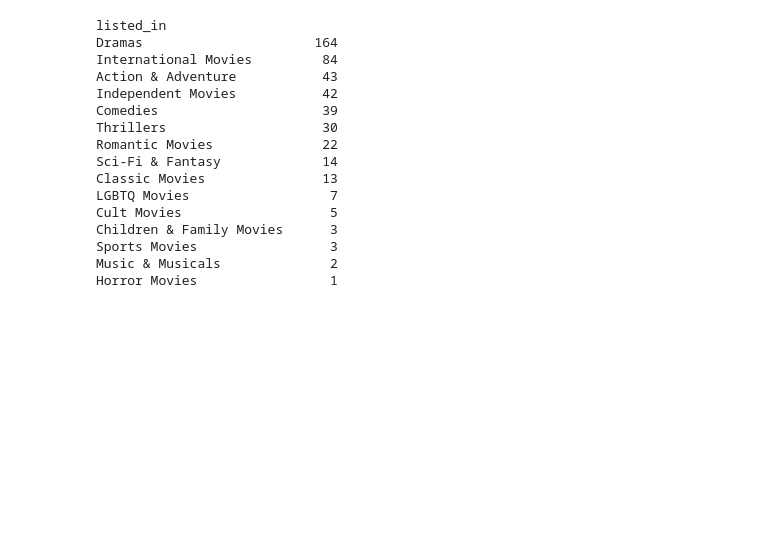
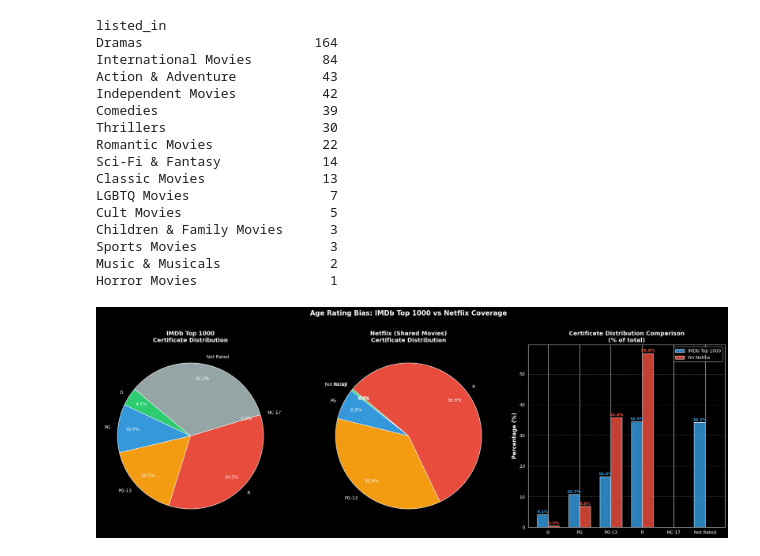
Before and after one commit to FOTIS21/IREI_FINAL, a Jupyter notebook: main.ipynb, the cells around one changed output. Cells and saved outputs as stored; diff of their text form; code cells hidden in the pictures; blank space fills up the shorter version.

Commit message:
Added Age Rating plots

```diff
--- a/main.ipynb
+++ b/main.ipynb
@@ -327,3 +330,89 @@ Children & Family Movies      3
 Sports Movies                 3
 Music & Musicals              2
 Horror Movies                 1
+# %%
+# ---- CERTIFICATE/AGE RATING BIAS ANALYSIS ----
+
+# Normalize IMDb certificates to standard categories
+imdb_cert_map = {
+    'G': 'G', 'U': 'G',  # Universal/General
+    'PG': 'PG', 'U/A': 'PG', 'GP': 'PG',  # Parental Guidance
+    'PG-13': 'PG-13', '12A': 'PG-13', '12': 'PG-13',  # Teen
+    'R': 'R', '15': 'R', '18': 'R', 'A': 'R',  # Restricted/Adult
+    'NC-17': 'NC-17', 'X': 'NC-17',  # Adults Only
+    'Not Rated': 'Not Rated', 'Unrated': 'Not Rated', 'Passed': 'Not Rated'
+}
+
+# Normalize Netflix ratings to same categories
+netflix_cert_map = {
+    'G': 'G',
+    'PG': 'PG',
+    'PG-13': 'PG-13', 'TV-14': 'PG-13',
+    'R': 'R', 'TV-MA': 'R',
+    'NC-17': 'NC-17',
+    'NR': 'Not Rated', 'UR': 'Not Rated', 'TV-G': 'G', 'TV-PG': 'PG'
+}
+
+# Apply mappings
+imdb_df['cert_normalized'] = imdb_df['Certificate'].map(imdb_cert_map).fillna('Not Rated')
+merged_df['cert_normalized'] = merged_df['rating'].map(netflix_cert_map).fillna('Not Rated')
+
+# Define consistent order
+cert_order = ['G', 'PG', 'PG-13', 'R', 'NC-17', 'Not Rated']
+colors = ['#2ecc71', '#3498db', '#f39c12', '#e74c3c', '#8e44ad', '#95a5a6']
+
+# Count distributions
+imdb_cert_counts = imdb_df['cert_normalized'].value_counts().reindex(cert_order, fill_value=0)
+netflix_cert_counts = merged_df['cert_normalized'].value_counts().reindex(cert_order, fill_value=0)
+
+# Normalize to percentages for fair comparison (different total sizes)
+imdb_cert_pct = (imdb_cert_counts / imdb_cert_counts.sum() * 100).round(1)
+netflix_cert_pct = (netflix_cert_counts / netflix_cert_counts.sum() * 100).round(1)
+
+fig, axes = plt.subplots(1, 3, figsize=(20, 7))
+
+# --- Plot 1: IMDb Certificate Distribution (Pie) ---
+axes[0].pie(imdb_cert_counts, labels=cert_order, colors=colors,
+            autopct='%1.1f%%', startangle=140, pctdistance=0.8)
+axes[0].set_title('IMDb Top 1000\nCertificate Distribution', fontsize=13, fontweight='bold')
+
+# --- Plot 2: Netflix Certificate Distribution (Pie) ---
+axes[1].pie(netflix_cert_counts, labels=cert_order, colors=colors,
+            autopct='%1.1f%%', startangle=140, pctdistance=0.8)
+axes[1].set_title('Netflix (Shared Movies)\nCertificate Distribution', fontsize=13, fontweight='bold')
+
+# --- Plot 3: Side-by-side % comparison bar chart ---
+x = np.arange(len(cert_order))
+width = 0.35
+
+bars1 = axes[2].bar(x - width / 2, imdb_cert_pct, width,
+                    label='IMDb Top 1000', color='#3498db', alpha=0.85)
+bars2 = axes[2].bar(x + width / 2, netflix_cert_pct, width,
+                    label='On Netflix', color='#e74c3c', alpha=0.85)
+
+# Value labels on bars
+for bar in bars1:
+    h = bar.get_height()
+    if h > 0:
+        axes[2].text(bar.get_x() + bar.get_width() / 2, h + 0.5,
+                     f'{h}%', ha='center', fontsize=9, fontweight='bold', color='#3498db')
+
+for bar in bars2:
+    h = bar.get_height()
+    if h > 0:
+        axes[2].text(bar.get_x() + bar.get_width() / 2, h + 0.5,
+                     f'{h}%', ha='center', fontsize=9, fontweight='bold', color='#e74c3c')
+
+axes[2].set_xticks(x)
+axes[2].set_xticklabels(cert_order)
+axes[2].set_ylabel('Percentage (%)', fontsize=12, fontweight='bold')
+axes[2].set_title('Certificate Distribution Comparison\n(% of total)', fontsize=13, fontweight='bold')
+axes[2].legend()
+axes[2].grid(axis='y', linestyle='--', alpha=0.3)
+
+plt.suptitle('Age Rating Bias: IMDb Top 1000 vs Netflix Coverage',
+             fontsize=15, fontweight='bold', y=1.02)
+plt.tight_layout()
+plt.show()
+# %% [output]
+[figure, added]
```
Also changed, not shown: parts of 1 cell of this notebook.
